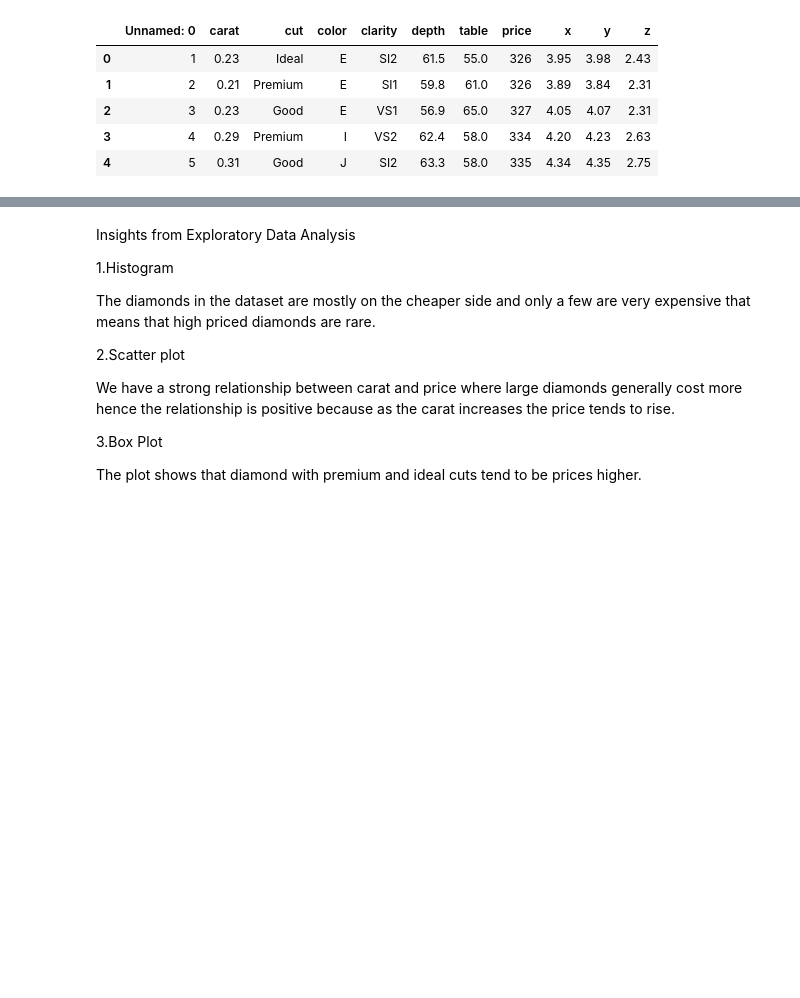
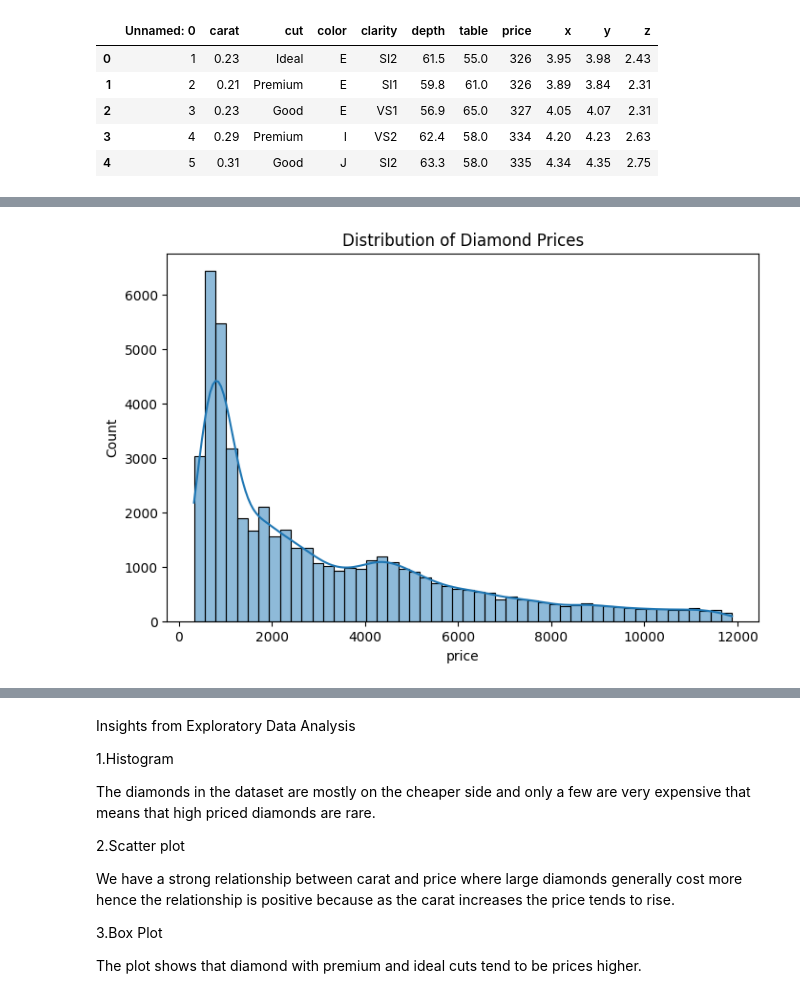
Before and after one commit to BridgetteJuma/AI-Coursework_2025, a Jupyter notebook: Diamonds_Price_Regression.ipynb, the cells around one changed output, grey strips where cells are left out. Saved outputs shown, nothing was run; the diff lists cells and outputs as text; code cells hidden in the pictures; blank space fills up the shorter version.

```diff
--- a/Diamonds_Price_Regression.ipynb
+++ b/Diamonds_Price_Regression.ipynb
@@ -123,0 +101,8 @@ memory usage: 4.6+ MB
+# %%
+# 1. Distribution of diamond prices using a histogram
+plt.figure(figsize=(8,5))
+sns.histplot(diamonds['price'], bins=50, kde=True)
+plt.title('Distribution of Diamond Prices')
+plt.show()
+# %% [output]
+[figure, added]
```
Also changed, not shown: parts of 10 cells of this notebook.
